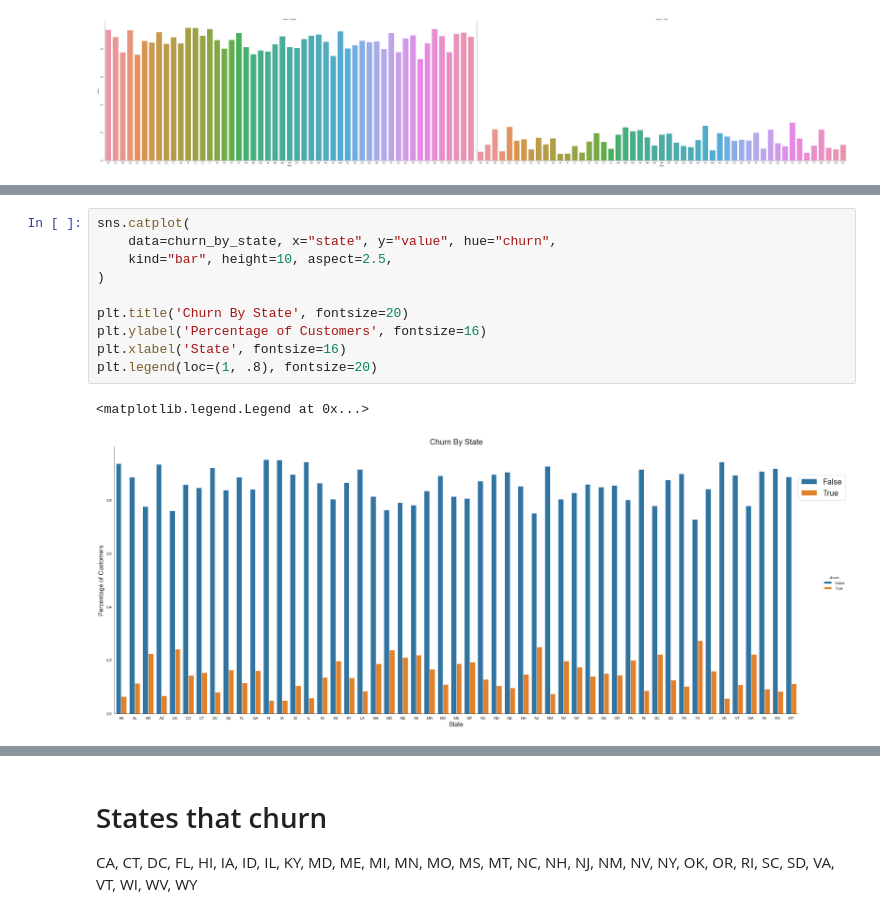
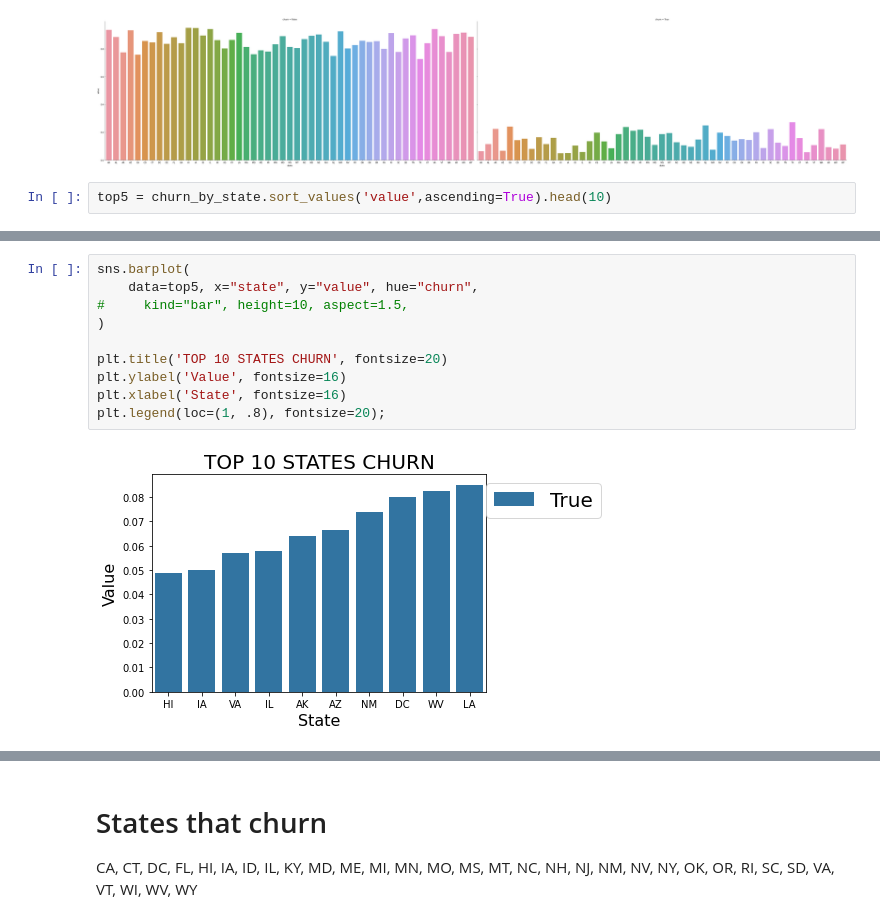
Before and after one commit to Mahmoudh22/Project_3, a Jupyter notebook: Question 1.ipynb, the cells around one changed output, grey strips where cells are left out. Saved outputs shown, nothing was run; the diff lists cells and outputs as text.

```diff
--- a/Question 1.ipynb
+++ b/Question 1.ipynb
@@ -77,3 +78,5 @@ sns.catplot(
 # %% [output]
 <seaborn.axisgrid.FacetGrid at 0x...>
 [figure]
+# %%
+top5 = churn_by_state.sort_values('value',ascending=True).head(10)
@@ -80,14 +97,13 @@ sns.catplot(
 # %%
-sns.catplot(
-    data=churn_by_state, x="state", y="value", hue="churn",
-    kind="bar", height=10, aspect=2.5,
+sns.barplot(
+    data=top5, x="state", y="value", hue="churn",
+#     kind="bar", height=10, aspect=1.5,
 )
 
-plt.title('Churn By State', fontsize=20)
-plt.ylabel('Percentage of Customers', fontsize=16)
+plt.title('TOP 10 STATES CHURN', fontsize=20)
+plt.ylabel('Value', fontsize=16)
 plt.xlabel('State', fontsize=16)
-plt.legend(loc=(1, .8), fontsize=20)
+plt.legend(loc=(1, .8), fontsize=20);
 # %% [output]
-<matplotlib.legend.Legend at 0x...>
-[figure, old version]
+[figure, new version]
 # %%
```
Also changed, not shown: parts of 15 cells of this notebook, 6 other files.
